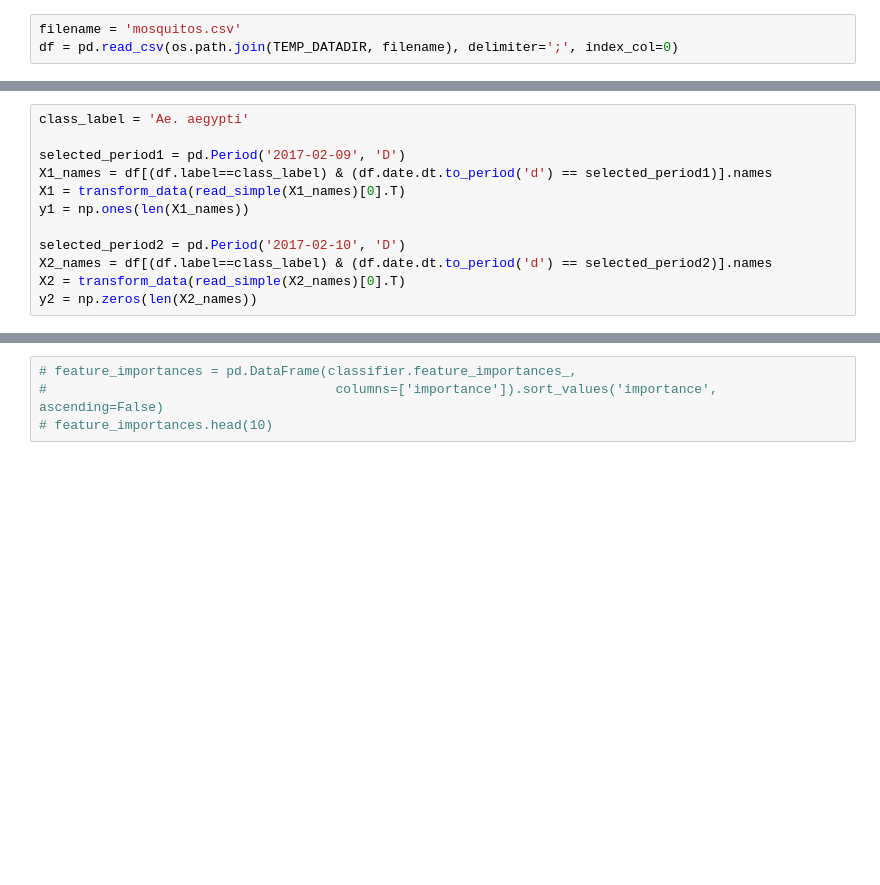
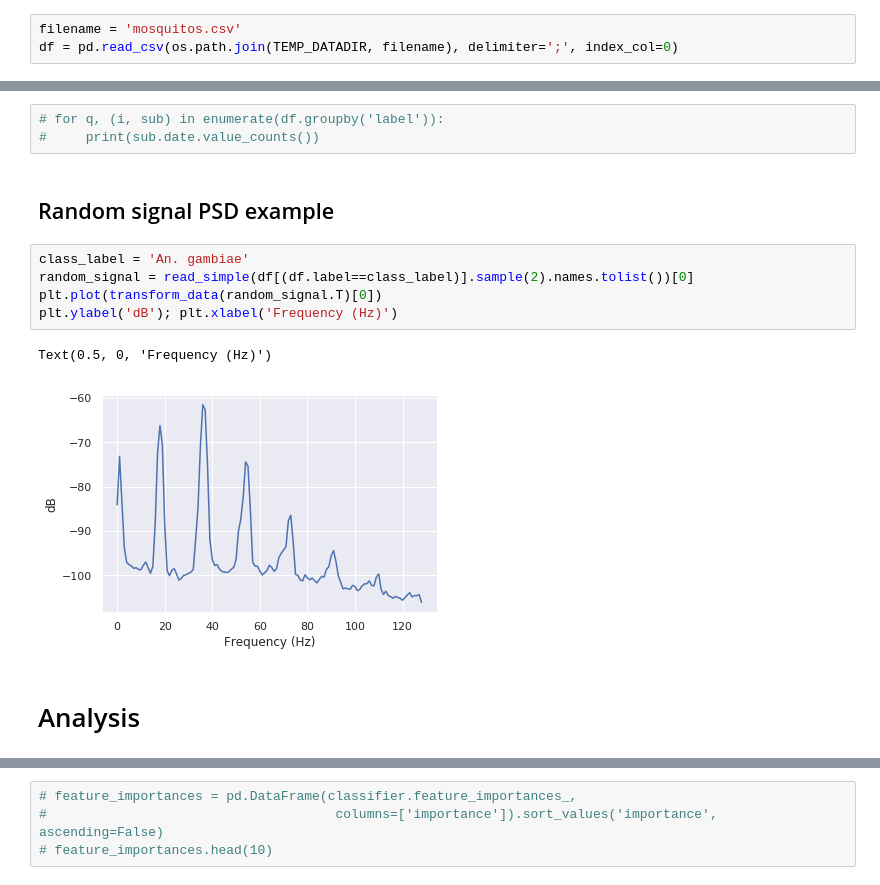
Before and after one commit to kalfasyan/wingbeat_frequencies, a Jupyter notebook: H_date_effect_of_data.ipynb, the cells around one changed output, grey strips where cells are left out. Cells and saved outputs as stored; diff of their text form; blank space fills up the shorter version.

```diff
--- a/H_date_effect_of_data.ipynb
+++ b/H_date_effect_of_data.ipynb
@@ -59,12 +57,15 @@ df[df.label==class_label].date.dt.to_period('d').value_counts().index.tolist()
-# %%
-class_label = 'Ae. aegypti'
-
-selected_period1 = pd.Period('2017-02-09', 'D')
-X1_names = df[(df.label==class_label) & (df.date.dt.to_period('d') == selected_period1)].names
-X1 = transform_data(read_simple(X1_names)[0].T)
-y1 = np.ones(len(X1_names))
-
-selected_period2 = pd.Period('2017-02-10', 'D')
-X2_names = df[(df.label==class_label) & (df.date.dt.to_period('d') == selected_period2)].names
-X2 = transform_data(read_simple(X2_names)[0].T)
-y2 = np.zeros(len(X2_names))
+# %%
+# for q, (i, sub) in enumerate(df.groupby('label')):
+#     print(sub.date.value_counts())
+# %% [markdown]
+## Random signal PSD example
+# %%
+class_label = 'An. gambiae'
+random_signal = read_simple(df[(df.label==class_label)].sample(2).names.tolist())[0]
+plt.plot(transform_data(random_signal.T)[0])
+plt.ylabel('dB'); plt.xlabel('Frequency (Hz)')
+# %% [output]
+Text(0.5, 0, 'Frequency (Hz)')
+[figure, added]
+# %% [markdown]
+# Analysis
```
Also changed, not shown: parts of 35 cells of this notebook, 1 other file.
